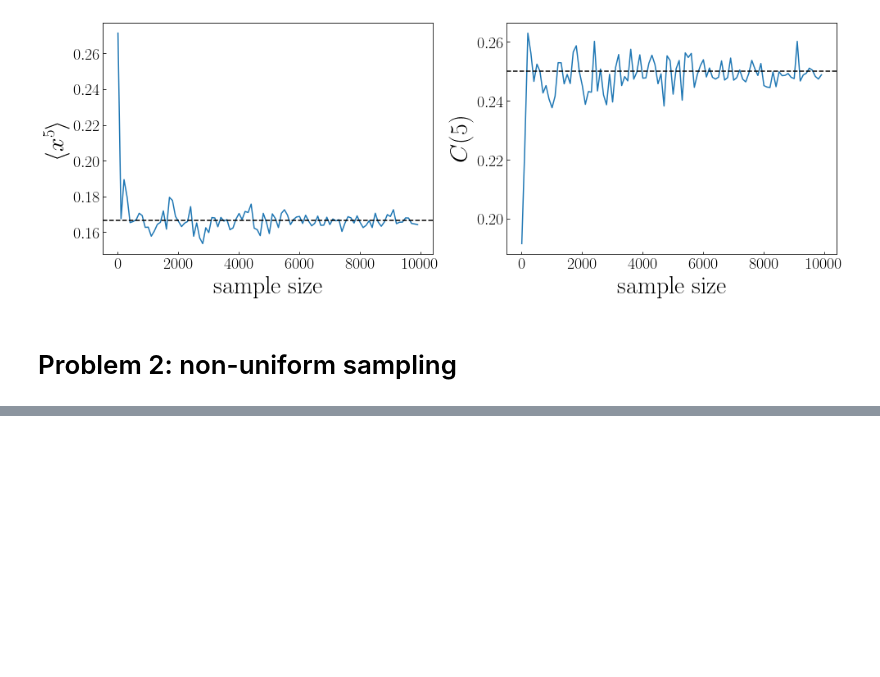
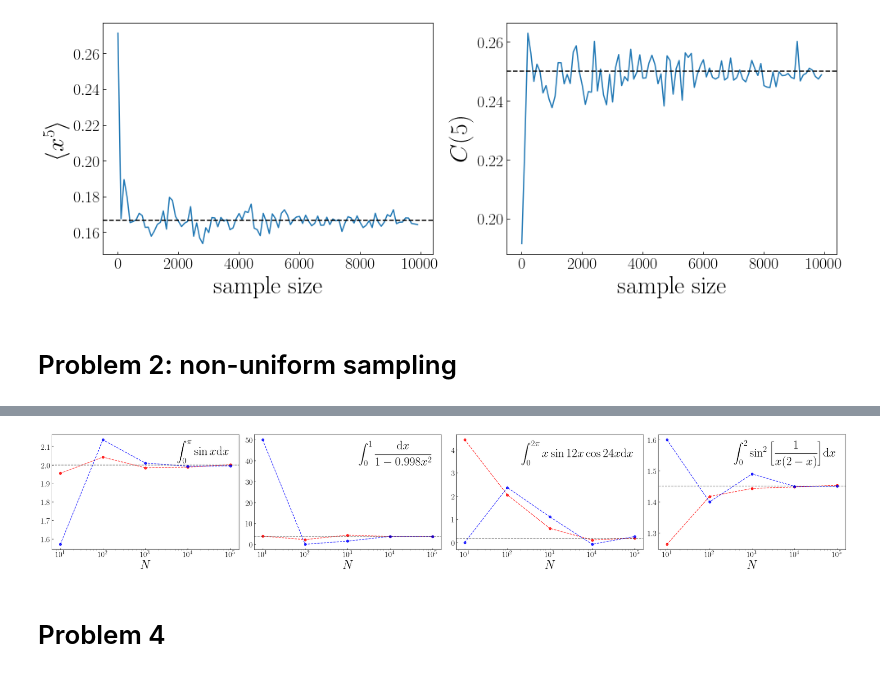
Before and after one commit to rwhitehill/CP-PHYS811-F24, a Jupyter notebook: HW2/main.ipynb, the cells around one changed output, grey strips where cells are left out. Cells and saved outputs as stored; diff of their text form; code cells hidden in the pictures; blank space fills up the shorter version.

```diff
--- a/HW2/main.ipynb
+++ b/HW2/main.ipynb
@@ -166,0 +324,32 @@ plt.show()
+# %%
+nrows,ncols=1,4
+fig,ax = plt.subplots(nrows=nrows,ncols=ncols,figsize=(7*ncols,5*nrows))
+
+expr = [
+    r'$\displaystyle \int_{0}^{\pi} \sin{x} {\rm d}{x}$',
+    r'$\displaystyle \int_{0}^{1} \frac{{\rm d}{x}}{1-0.998 x^2}$',
+    r'$\displaystyle \int_{0}^{2 \pi} x \sin{12 x} \cos{24 x} {\rm d}{x}$',
+    r'$\displaystyle \int_{0}^{2} \sin^2\Big[ \frac{1}{x(2-x)} \Big] {\rm d}{x}$'
+]
+for i in range(4):
+    temp = results['mean'][i]
+    ax[i].plot(N,temp,marker='o',ls='--',alpha=0.8,color='r')
+
+    temp = results['rejection'][i]
+    ax[i].plot(N,temp,marker='o',ls='--',alpha=0.8,color='b')
+
+    ax[i].axhline(y=results['exact'][i],color='k',ls='--',alpha=0.5)
+
+    ax[i].tick_params(axis='both',which='major',direction='in',labelsize=20)
+    ax[i].set_xlabel(r'$N$',size=30)
+    ax[i].semilogx()
+
+    ax[i].text(s=expr[i],x=0.95,y=0.95,va='top',ha='right',transform=ax[i].transAxes,size=30)
+
+plt.tight_layout()
+plt.show()
+fig.savefig(r'prob3.pdf',bbox_inches='tight')
+# %% [output]
+[figure, added]
+# %% [markdown]
+# Problem 4
```
Also changed, not shown: parts of 10 cells of this notebook, 21 other files.
